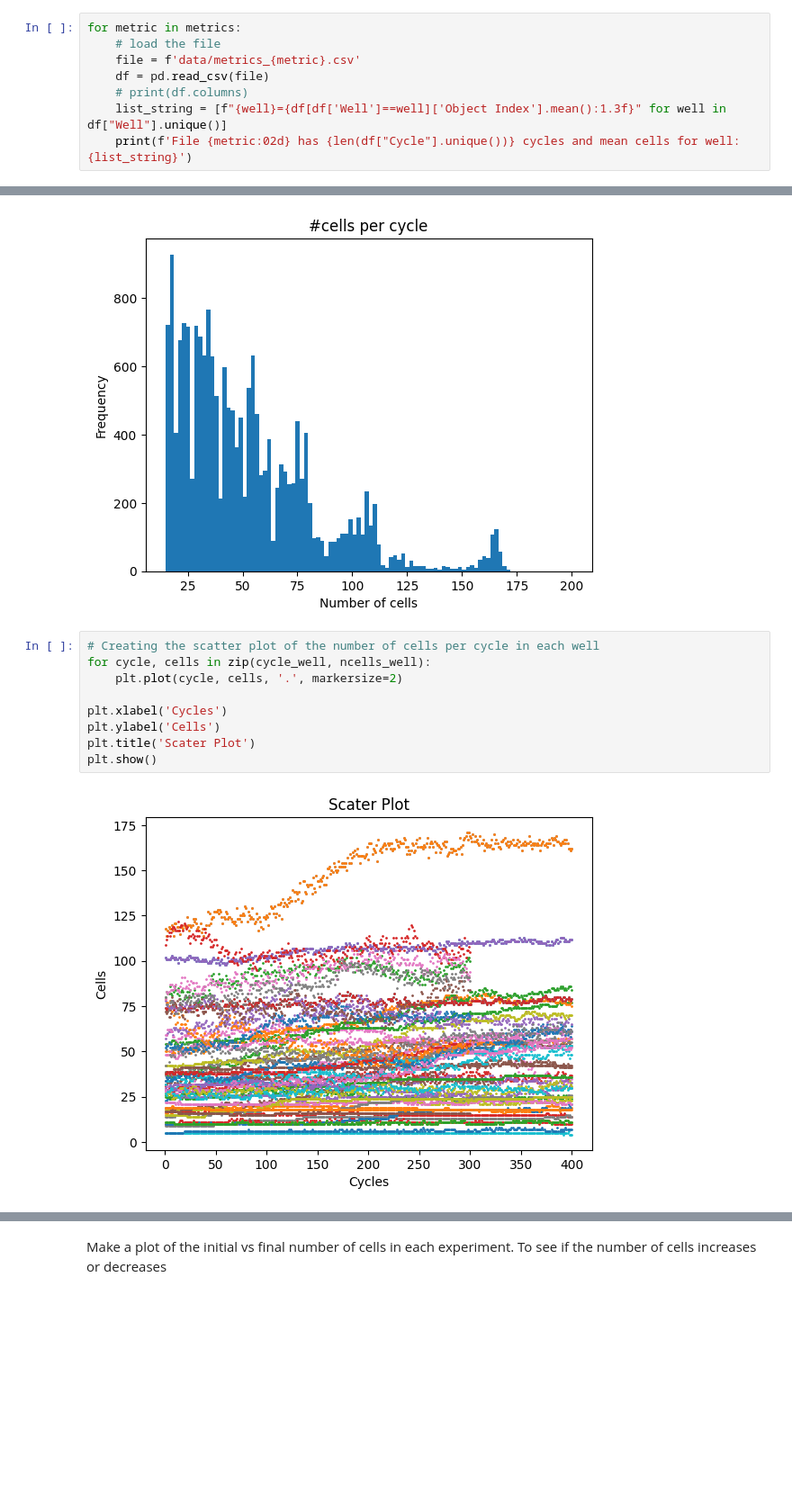
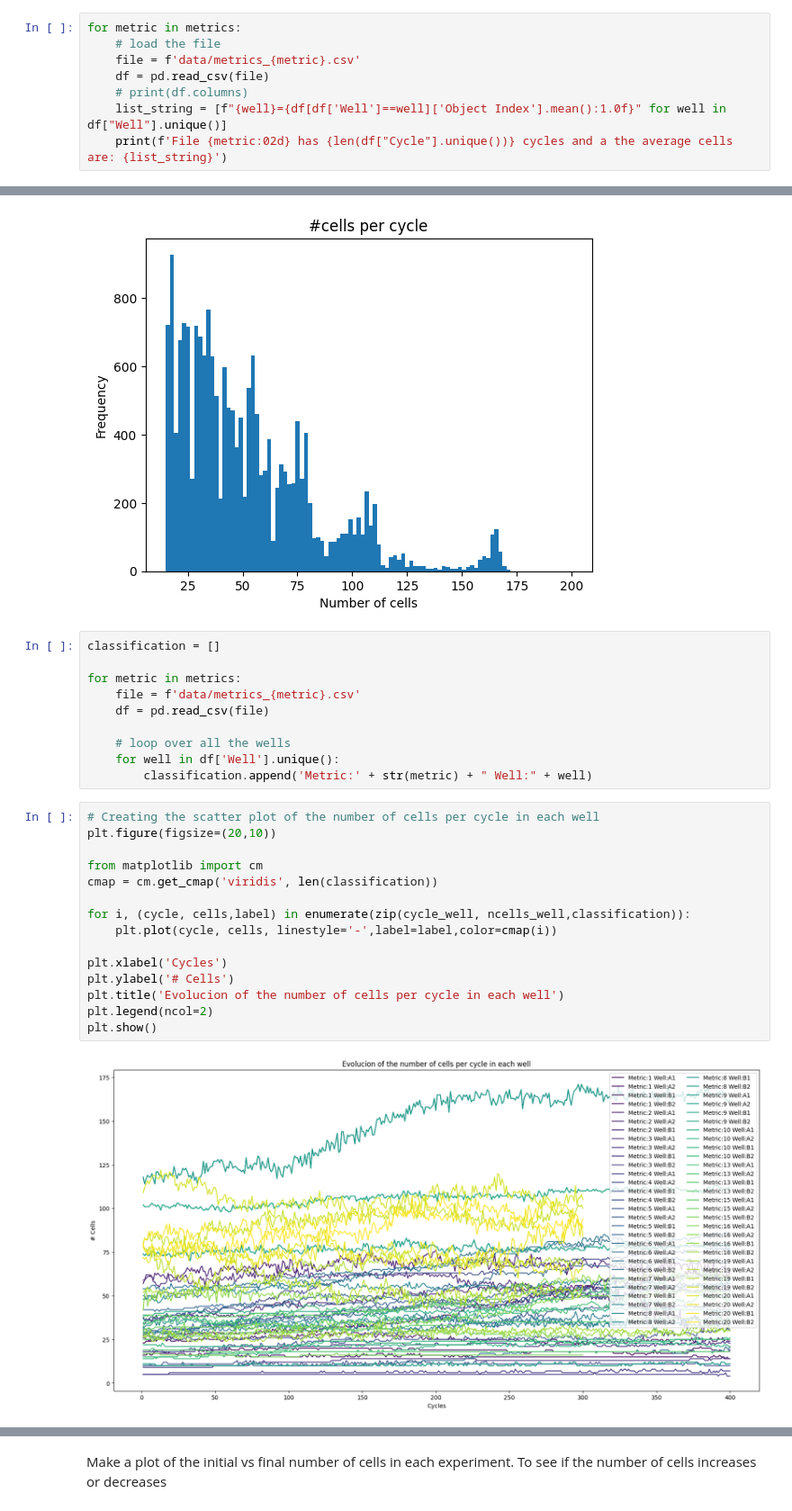
Before and after one commit to andreuva/BioChem_DrugTest, a Jupyter notebook: analisis_1.ipynb, the cells around one changed output, grey strips where cells are left out. Shown at 90% size. Drawn from its saved outputs; the diff is of its cells as text; blank space fills up the shorter version.

Commit message:
refinado de plots, version 1 de modelos

```diff
--- a/analisis_1.ipynb
+++ b/analisis_1.ipynb
@@ -290,6 +291,6 @@ for metric in metrics:
     file = f'data/metrics_{metric}.csv'
     df = pd.read_csv(file)
     # print(df.columns)
-    list_string = [f"{well}={df[df['Well']==well]['Object Index'].mean():1.3f}" for well in df["Well"].unique()]
-    print(f'File {metric:02d} has {len(df["Cycle"].unique())} cycles and mean cells for well: {list_string}')
+    list_string = [f"{well}={df[df['Well']==well]['Object Index'].mean():1.0f}" for well in df["Well"].unique()]
+    print(f'File {metric:02d} has {len(df["Cycle"].unique())} cycles and a the average cells are: {list_string}')
 # %% [output]
@@ -348,15 +349,31 @@ plt.title("#cells per cycle")
 plt.show()
 # %% [output]
 [figure]
+# %%
+classification = []
+
+for metric in metrics:
+    file = f'data/metrics_{metric}.csv'
+    df = pd.read_csv(file)
+
+    # loop over all the wells
+    for well in df['Well'].unique():
+        classification.append('Metric:' + str(metric) + " Well:" + well)
 # %%
 # Creating the scatter plot of the number of cells per cycle in each well
-for cycle, cells in zip(cycle_well, ncells_well):
-    plt.plot(cycle, cells, '.', markersize=2)
+plt.figure(figsize=(20,10))
+
+from matplotlib import cm
+cmap = cm.get_cmap('viridis', len(classification))
+
+for i, (cycle, cells,label) in enumerate(zip(cycle_well, ncells_well,classification)):
+    plt.plot(cycle, cells, linestyle='-',label=label,color=cmap(i))
 
 plt.xlabel('Cycles')
-plt.ylabel('Cells')
-plt.title('Scater Plot')
+plt.ylabel('# Cells')
+plt.title('Evolucion of the number of cells per cycle in each well')
+plt.legend(ncol=2)
 plt.show()
 # %% [output]
-[figure, old version]
+[figure, new version]
 # %% [markdown]
```
Also changed, not shown: parts of 23 cells of this notebook, 3 other files.
